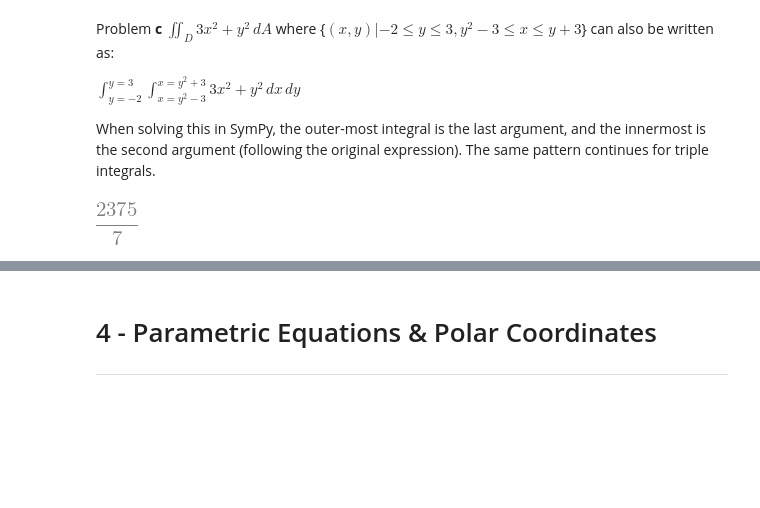
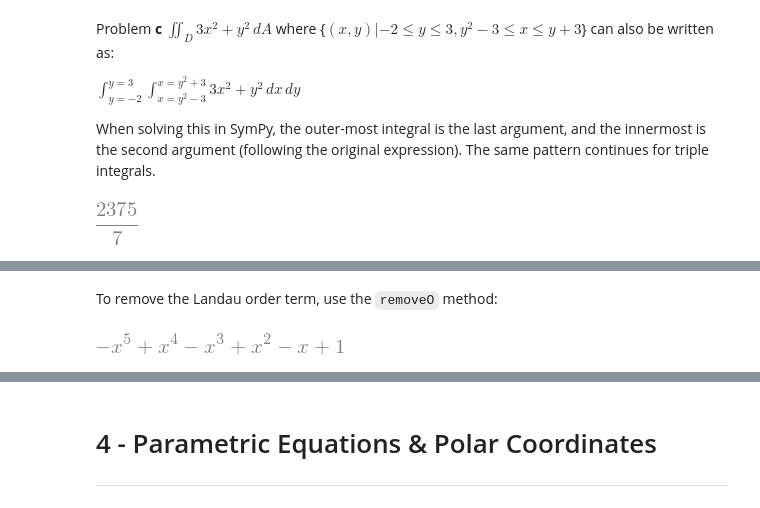
Before and after one commit to bentontripp/menial-congenial, a Jupyter notebook: tutorials/calculus/calculus_tutorial.ipynb, the cells around one changed output, grey strips where cells are left out. Saved outputs shown, nothing was run; the diff lists cells and outputs as text; code cells hidden in the pictures; blank space fills up the shorter version.

```diff
--- a/tutorials/calculus/calculus_tutorial.ipynb
+++ b/tutorials/calculus/calculus_tutorial.ipynb
@@ -314,0 +339,6 @@ _______________________
+# %% [markdown]
+To remove the Landau order term, use the `removeO` method:
+# %%
+f_x.series(x).removeO()
+# %% [output]
+[figure, added]
```
Also changed, not shown: parts of 19 cells of this notebook, 6 other files.
